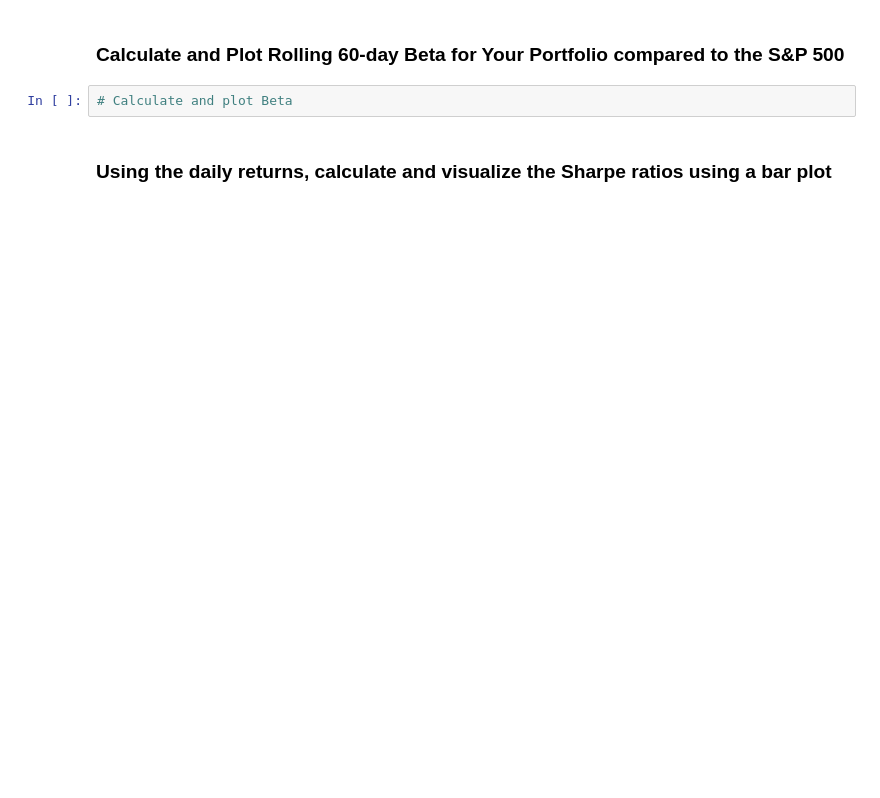
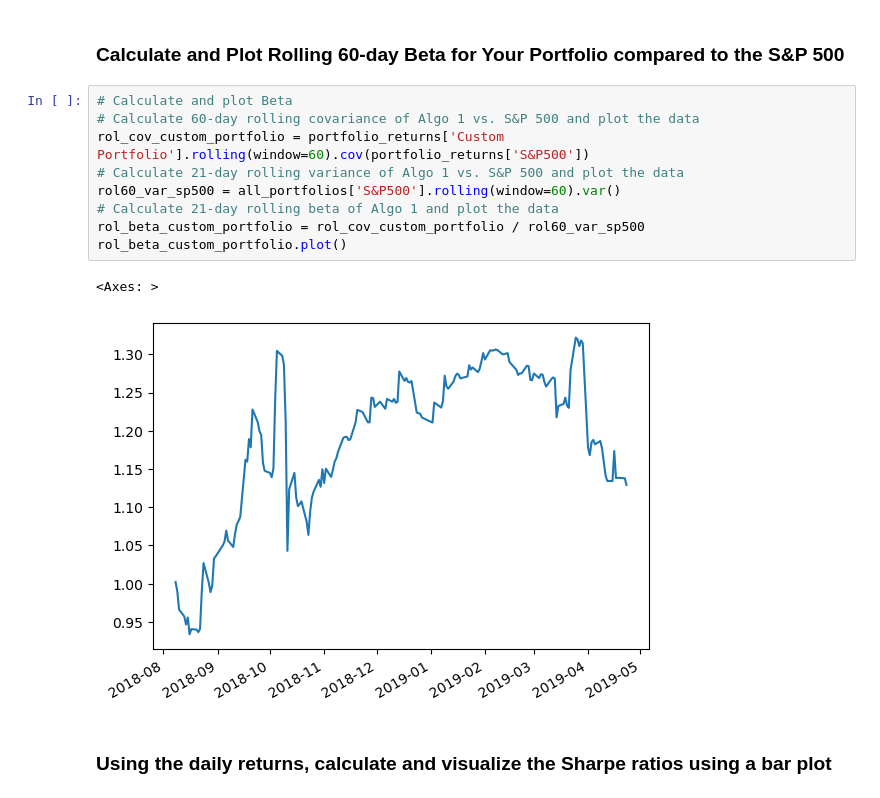
Before and after one commit to marc-martinez1/quantitative-analysis-demo, a Jupyter notebook: whale_analysis.ipynb, the cells around one changed output. Saved outputs shown, nothing was run; the diff lists cells and outputs as text; blank space fills up the shorter version.

```diff
--- a/whale_analysis.ipynb
+++ b/whale_analysis.ipynb
@@ -440,7 +637,17 @@ weights = [1/3, 1/3, 1/3]
 # %% [markdown]
 ### Calculate and Plot Rolling 60-day Beta for Your Portfolio compared to the S&P 500
-# %%
-# Calculate and plot Beta
+# %%
+# Calculate and plot Beta
+# Calculate 60-day rolling covariance of Algo 1 vs. S&P 500 and plot the data
+rol_cov_custom_portfolio = portfolio_returns['Custom Portfolio'].rolling(window=60).cov(portfolio_returns['S&P500'])
+# Calculate 21-day rolling variance of Algo 1 vs. S&P 500 and plot the data
+rol60_var_sp500 = all_portfolios['S&P500'].rolling(window=60).var()
+# Calculate 21-day rolling beta of Algo 1 and plot the data
+rol_beta_custom_portfolio = rol_cov_custom_portfolio / rol60_var_sp500
+rol_beta_custom_portfolio.plot()
+# %% [output]
+<Axes: >
+[figure, added]
 # %% [markdown]
 ### Using the daily returns, calculate and visualize the Sharpe ratios using a bar plot
 # %%
```
Also changed, not shown: parts of 28 cells of this notebook.
